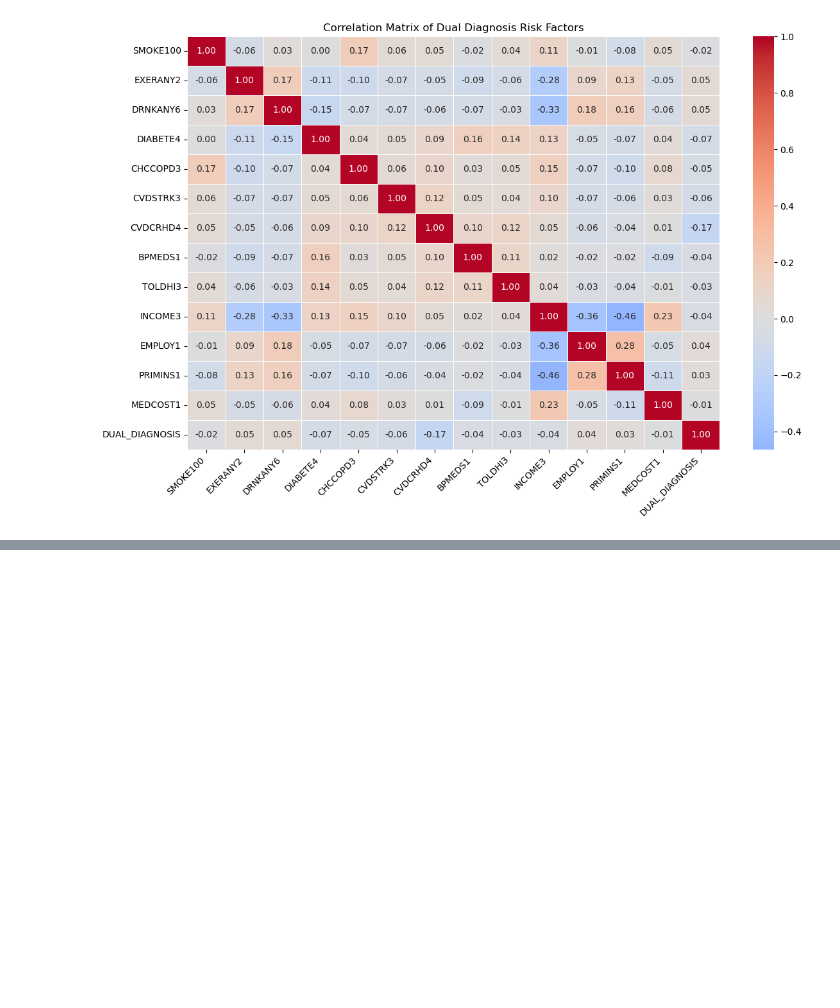
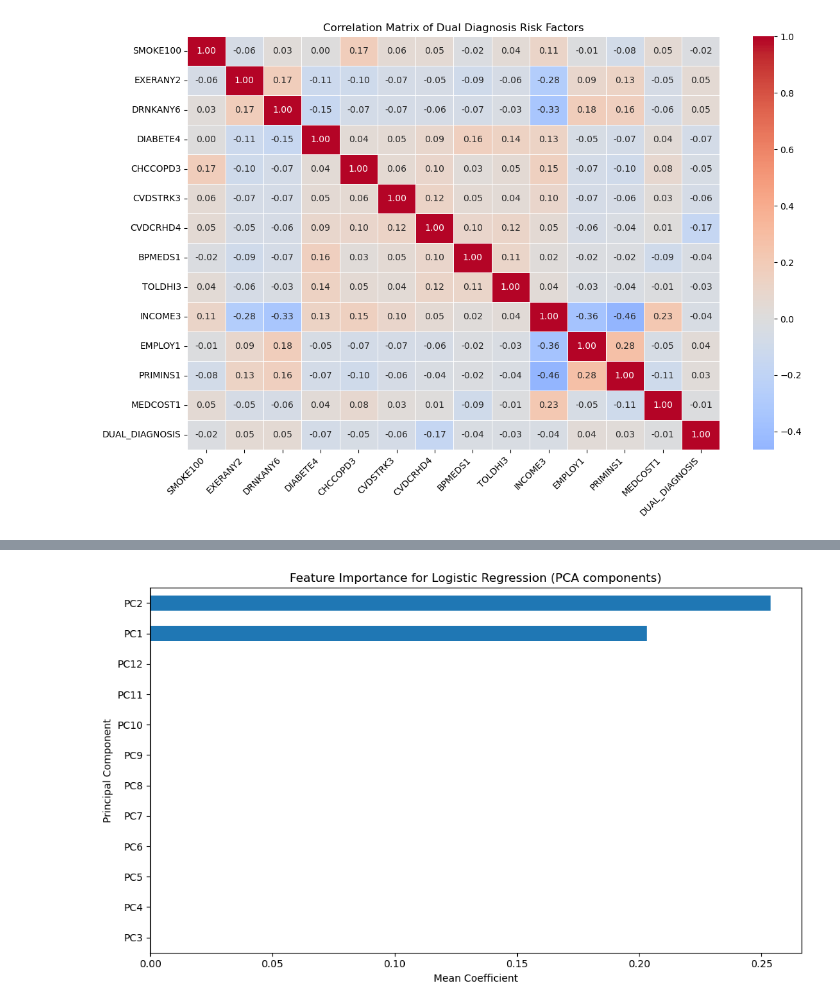
Before and after one commit to jberin15/usable_ai, a Jupyter notebook: project/i513_midterm_project_joycee_berin.ipynb, the cells around one changed output, grey strips where cells are left out. Cells and saved outputs as stored; diff of their text form; code cells hidden in the pictures; blank space fills up the shorter version.

```diff
--- a/project/i513_midterm_project_joycee_berin.ipynb
+++ b/project/i513_midterm_project_joycee_berin.ipynb
@@ -622,0 +714,21 @@ Name: DUAL_DIAGNOSIS, dtype: float64
+# %%
+# Parameter search
+param_grid_lr = {
+    'C': [0.01, 0.1, 1, 10, 100],
+    'penalty': ['l1', 'l2'],
+    'solver': ['liblinear', 'saga']
+}
+
+grid_search_lr = GridSearchCV(
+    LogisticRegression(max_iter=2000),
+    param_grid_lr,
+    cv=5,
+    scoring='f1_macro',
+    verbose=2,
+    n_jobs=-1
+)
+grid_search_lr.fit(X_train, y_train)
+
+print("Logistic Regression best CV score:", grid_search_lr.best_score_)
+print("Logistic Regression test score:", grid_search_lr.score(X_test, y_test))
+print("Best hyperparameters:", grid_search_lr.best_params_)
@@ -622,0 +755,15 @@ Name: DUAL_DIAGNOSIS, dtype: float64
+# %%
+# Feature importance for PCA components
+coefs = grid_search_lr.best_estimator_.coef_
+x_features = [f"PC{i+1}" for i in range(X_pca.shape[1])]
+feature_importances_lr = pd.Series(np.mean(np.abs(coefs), axis=0), index=x_features).sort_values(ascending=True)
+
+plt.figure(figsize=(10, 6))
+feature_importances_lr.plot(kind='barh')
+plt.title('Feature Importance for Logistic Regression (PCA components)')
+plt.xlabel('Mean Coefficient')
+plt.ylabel('Principal Component')
+plt.tight_layout()
+plt.show()
+# %% [output]
+[figure, added]
```
Also changed, not shown: parts of 27 cells of this notebook.
